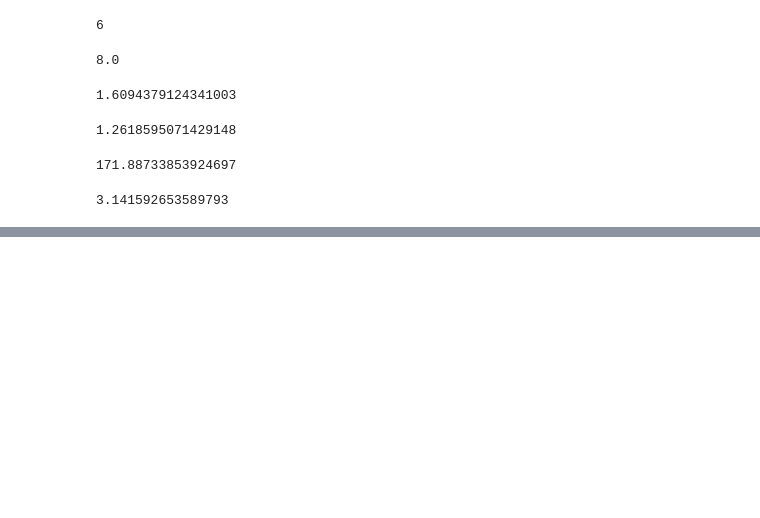
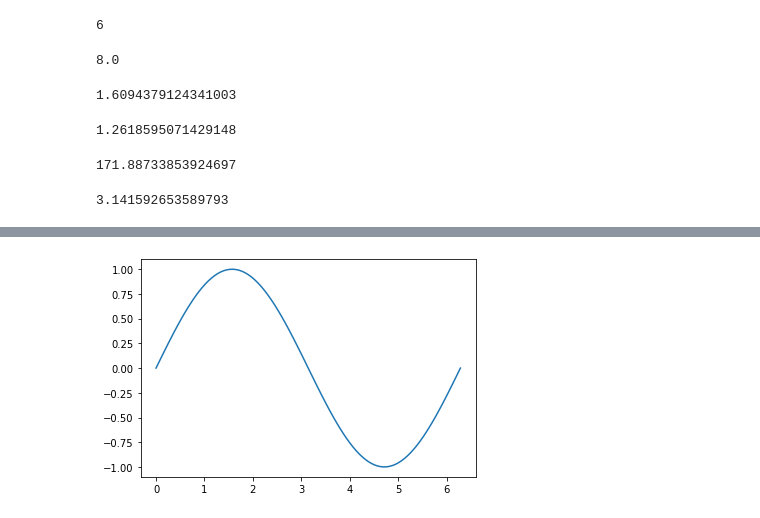
Before and after one commit to parkjn/bigdata_class_jm, a Jupyter notebook: 박준명2강3강.ipynb, the cells around one changed output, grey strips where cells are left out. Saved outputs shown, nothing was run; the diff lists cells and outputs as text; code cells hidden in the pictures; blank space fills up the shorter version.

```diff
--- a/박준명2강3강.ipynb
+++ b/박준명2강3강.ipynb
@@ -325,0 +360,8 @@ math.radians(180)
+# %%
+n=10
+def func2():
+  global n
+  n=0
+  lv=n+1
+  print(lv)
+func2()
@@ -325,0 +433,39 @@ math.radians(180)
+# %%
+import math
+import matplotlib.pyplot as plt
+class sin_graph:
+  def generate_x_y(self):
+    self.x=[]
+    self.y=[]
+    self.dx=(self.end-self.st)/(self.n-1)
+    for i in range(self.n):
+      x_=self.st + self.dx*i
+      self.x.append(x_)
+      self.y.append(math.sin(x_))
+  def plot(self):
+     plt.plot(self.x,self.y)
+     plt.show()
+# %%
+class sin_graph:
+  def setting(self,st,ed,n):
+    self.st=st
+    self.ed=ed
+    self.n=n
+  def generate_x_y(self):
+    self.x=[]
+    self.y=[]
+    self.dx=(self.ed-self.st)/(self.n-1)
+    for i in range(self.n):
+      x_=self.st + self.dx*i
+      self.x.append(x_)
+      self.y.append(math.sin(x_))
+  def plot(self):
+     plt.plot(self.x,self.y)
+     plt.show()
+# %%
+g1=sin_graph()
+g1.setting(0,2*math.pi,100)
+g1.generate_x_y()
+g1.plot()
+# %% [output]
+[figure, added]
```
Also changed, not shown: parts of 17 cells of this notebook.
